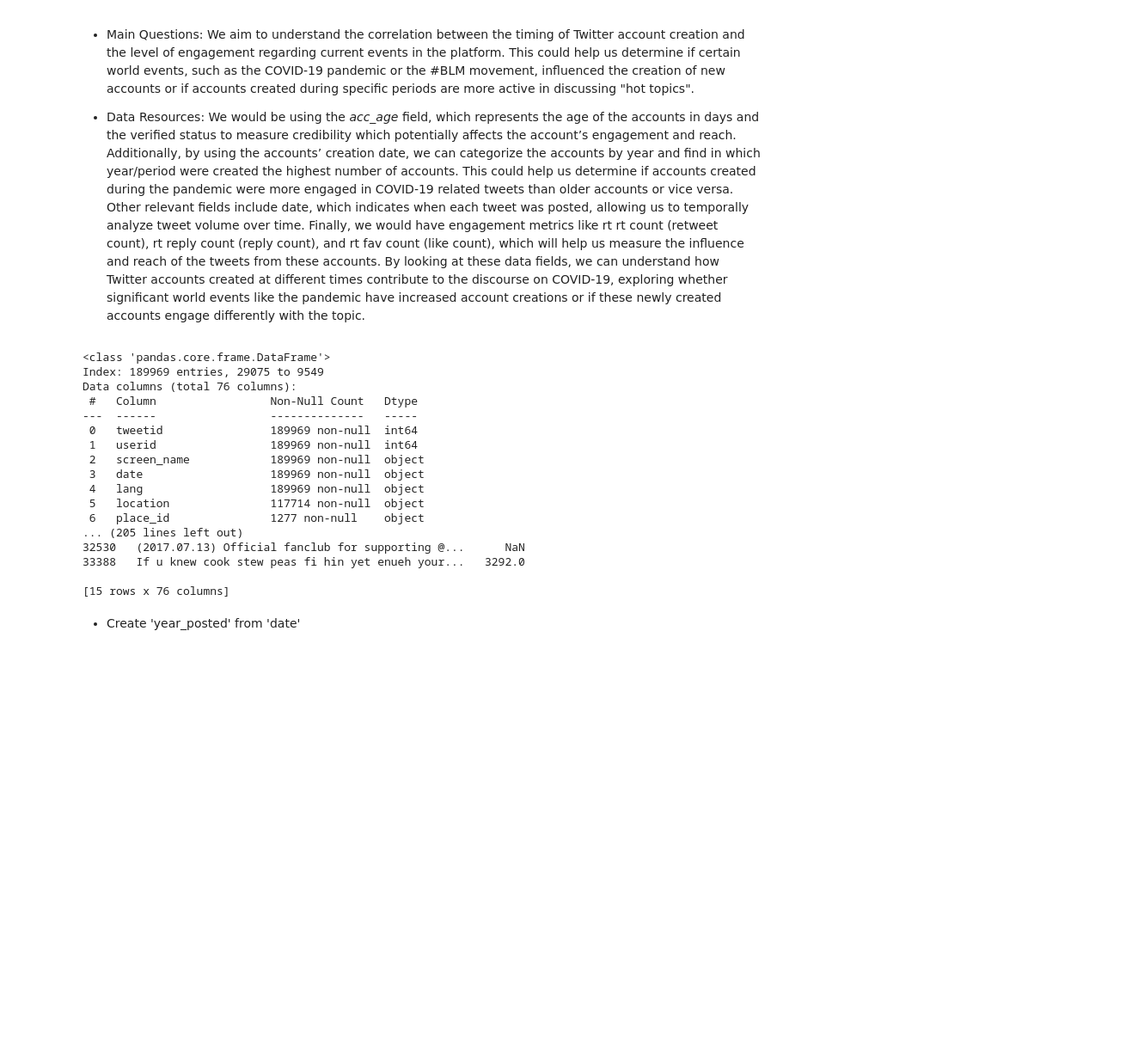
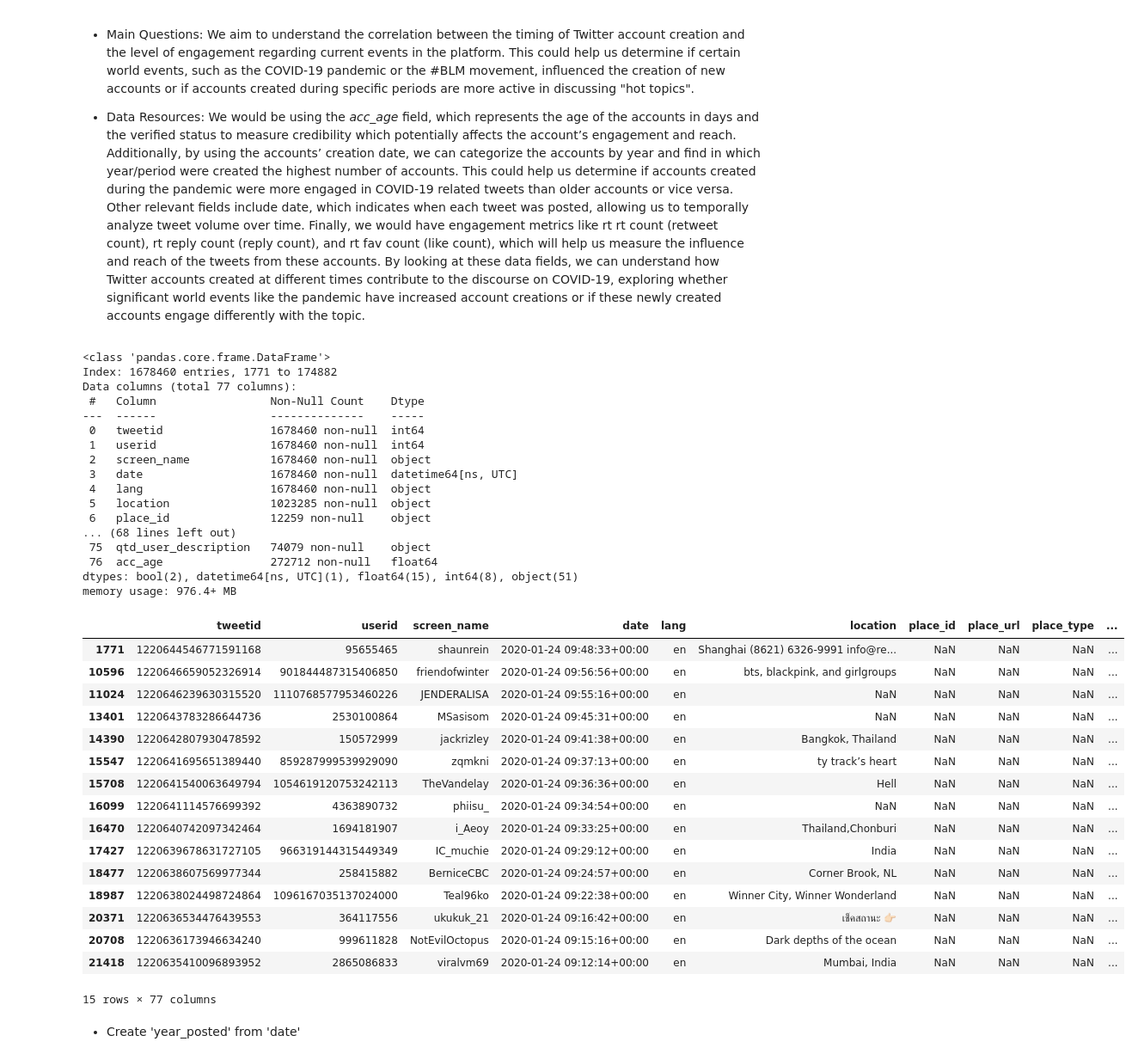
Before and after one commit to maccias/qss20_covidtweetproject, a Jupyter notebook: code/QSS20_FinalProject.ipynb, the cells around one changed output. Shown at 86% size. Cells and saved outputs as stored; diff of their text form; code cells hidden in the pictures; blank space fills up the shorter version.

```diff
--- a/code/QSS20_FinalProject.ipynb
+++ b/code/QSS20_FinalProject.ipynb
@@ -28,29 +28,48 @@ import numpy as np
 import matplotlib.pyplot as plt
 import datetime
 
+#Insert YOUR path to data
+#data =
 
-with open('/Users/emmanguyen/Downloads/covid_sample-0.0001.pkl', 'rb') as f:
-    data = pickle.load(f)
-print(data.info())
-print(data.head(15))
+data = pd.read_pickle("/Users/emmanguyen/Downloads/BLM_StopAsianHate.pkl")
-# %% [output]
-<class 'pandas.core.frame.DataFrame'>
-Index: 189969 entries, 29075 to 9549
-Data columns (total 76 columns):
- #   Column                 Non-Null Count   Dtype
----  ------                 --------------   -----
- 0   tweetid                189969 non-null  int64
- 1   userid                 189969 non-null  int64
- 2   screen_name            189969 non-null  object
- 3   date                   189969 non-null  object
- 4   lang                   189969 non-null  object
- 5   location               117714 non-null  object
- 6   place_id               1277 non-null    object
-... (205 lines left out)
-32530   (2017.07.13) Official fanclub for supporting @...      NaN
-33388   If u knew cook stew peas fi hin yet enueh your...   3292.0
-
-[15 rows x 76 columns]
+# %%
+data.info()
+data.head(15)
+# %% [output]
+<class 'pandas.core.frame.DataFrame'>
+Index: 1678460 entries, 1771 to 174882
+Data columns (total 77 columns):
+ #   Column                 Non-Null Count    Dtype
+---  ------                 --------------    -----
+ 0   tweetid                1678460 non-null  int64
+ 1   userid                 1678460 non-null  int64
+ 2   screen_name            1678460 non-null  object
+ 3   date                   1678460 non-null  datetime64[ns, UTC]
+ 4   lang                   1678460 non-null  object
+ 5   location               1023285 non-null  object
+ 6   place_id               12259 non-null    object
+... (68 lines left out)
+ 75  qtd_user_description   74079 non-null    object
+ 76  acc_age                272712 non-null   float64
+dtypes: bool(2), datetime64[ns, UTC](1), float64(15), int64(8), object(51)
+memory usage: 976.4+ MB
+|  | tweetid | userid | screen_name | date | lang | location | place_id | place_url | place_type | ... |
+| 1771 | 1220644546771591168 | 95655465 | shaunrein | 2020-01-24 09:48:33+00:00 | en | Shanghai (8621) 6326-9991 info@re... | NaN | NaN | NaN | ... |
+| 10596 | 1220646659052326914 | 901844487315406850 | friendofwinter | 2020-01-24 09:56:56+00:00 | en | bts, blackpink, and girlgroups | NaN | NaN | NaN | ... |
+| 11024 | 1220646239630315520 | 1110768577953460226 | JENDERALISA | 2020-01-24 09:55:16+00:00 | en | NaN | NaN | NaN | NaN | ... |
+| 13401 | 1220643783286644736 | 2530100864 | MSasisom | 2020-01-24 09:45:31+00:00 | en | NaN | NaN | NaN | NaN | ... |
+| 14390 | 1220642807930478592 | 150572999 | jackrizley | 2020-01-24 09:41:38+00:00 | en | Bangkok, Thailand | NaN | NaN | NaN | ... |
+| 15547 | 1220641695651389440 | 859287999539929090 | zqmkni | 2020-01-24 09:37:13+00:00 | en | ty track’s heart | NaN | NaN | NaN | ... |
+| 15708 | 1220641540063649794 | 1054619120753242113 | TheVandelay | 2020-01-24 09:36:36+00:00 | en | Hell | NaN | NaN | NaN | ... |
+| 16099 | 1220641114576699392 | 4363890732 | phiisu_ | 2020-01-24 09:34:54+00:00 | en | NaN | NaN | NaN | NaN | ... |
+| 16470 | 1220640742097342464 | 1694181907 | i_Aeoy | 2020-01-24 09:33:25+00:00 | en | Thailand,Chonburi | NaN | NaN | NaN | ... |
+| 17427 | 1220639678631727105 | 966319144315449349 | IC_muchie | 2020-01-24 09:29:12+00:00 | en | India | NaN | NaN | NaN | ... |
+| 18477 | 1220638607569977344 | 258415882 | BerniceCBC | 2020-01-24 09:24:57+00:00 | en | Corner Brook, NL | NaN | NaN | NaN | ... |
+| 18987 | 1220638024498724864 | 1096167035137024000 | Teal96ko | 2020-01-24 09:22:38+00:00 | en | Winner City, Winner Wonderland | NaN | NaN | NaN | ... |
+| 20371 | 1220636534476439553 | 364117556 | ukukuk_21 | 2020-01-24 09:16:42+00:00 | en | เช็คสถานะ 👉🏻 | NaN | NaN | NaN | ... |
+| 20708 | 1220636173946634240 | 999611828 | NotEvilOctopus | 2020-01-24 09:15:16+00:00 | en | Dark depths of the ocean | NaN | NaN | NaN | ... |
+| 21418 | 1220635410096893952 | 2865086833 | viralvm69 | 2020-01-24 09:12:14+00:00 | en | Mumbai, India | NaN | NaN | NaN | ... |
+15 rows × 77 columns
 # %% [markdown]
 - Create 'year_posted' from 'date'
 # %%
```
Also changed, not shown: 2 other files.
